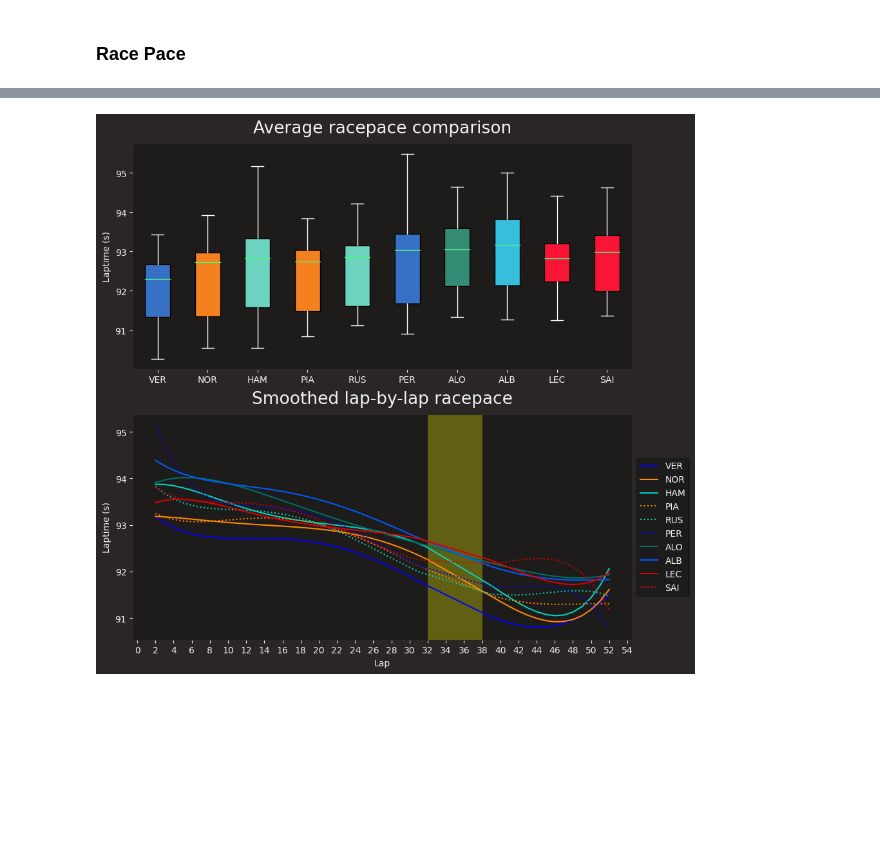
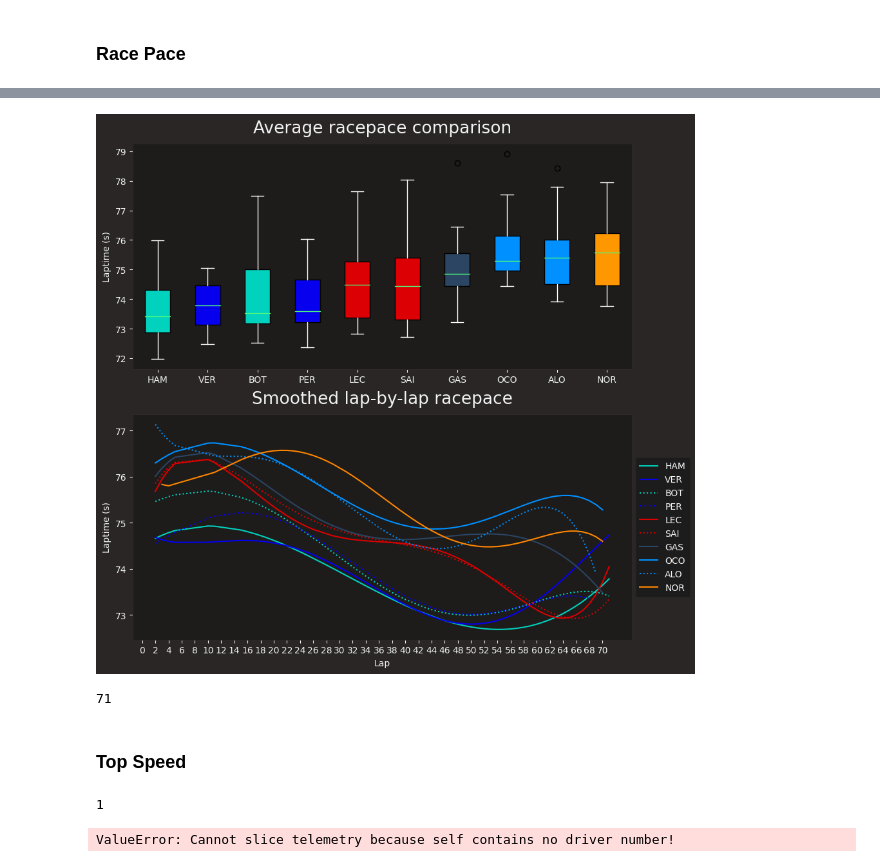
Before and after one commit to RACIM01/F1_Data_Analysing_RCM, a Jupyter notebook: Race.ipynb, the cells around one changed output, grey strips where cells are left out. Drawn from its saved outputs; the diff is of its cells as text; code cells hidden in the pictures; blank space fills up the shorter version.

```diff
--- a/Race.ipynb
+++ b/Race.ipynb
@@ -65,3 +49,6 @@ all_laps['DeltaTime'] = 0
 # %%
 # laps['LapTimeMinute'] = pd.to_timedelta(laps['LapTime'])
 # laps['LapTimeMinute'] = laps['LapTimeMinute'].apply(lambda x: f"{x.seconds//60:02d}:{x.seconds%60:02d}.{x.microseconds//1000:03d}")
+# %%
+winner = session.results.loc[session.results["Position"]==1,"DriverNumber"].values[0]
+winner
@@ -68,7 +57,7 @@ all_laps['DeltaTime'] = 0
 # %%
 delta_time = all_laps[["DriverNumber","Driver","LapNumber","LapStartTime","LapStartTimeS","DeltaTime"]]
 for i in drivers:
-    a = delta_time.loc[delta_time["DriverNumber"] == i,["LapStartTimeS"]].reset_index() - delta_time.loc[delta_time["DriverNumber"] == '1',["LapStartTimeS"]].reset_index()
+    a = delta_time.loc[delta_time["DriverNumber"] == i,["LapStartTimeS"]].reset_index() - delta_time.loc[delta_time["DriverNumber"] == winner,["LapStartTimeS"]].reset_index()
     length = len(delta_time.loc[delta_time["DriverNumber"] == i, "DeltaTime"])
     delta_time.loc[delta_time["DriverNumber"] == i, "DeltaTime"] = a.loc[:, "LapStartTimeS"].values[:length]
 # %% [markdown]
@@ -372,33 +396,72 @@ for driver in drivers_to_visualize:
     y_poly = np.poly1d(poly)(driver_laps['LapNumber'])
 
     # Make sure that two teammates don't get the same line style
     linestyle = '-' if team not in visualized_teams else ':'
 
     # Plot the data
     ax[1].plot(x, y_poly, label=driver, color=fastf1.plotting.team_color(team), linestyle=linestyle)
 
     # Include scatterplot (individual laptimes)
     # y = driver_laps['LapTimeSeconds']
     # scatter_marker = 'o' if team not in visualized_teams else '^'
     # ax[1].scatter(x, y, label=driver, color=ff1.plotting.team_color(team), marker=scatter_marker)
 
     # Append labels
     ax[1].set(ylabel = 'Laptime (s)')
     ax[1].set(xlabel = 'Lap')
 
     # Set title
     ax[1].set_title('Smoothed lap-by-lap racepace')
 
     # ax[1].set_xtrick(range(0,55),2)
 
     # Generate legend
     ax[1].legend(loc='center left', bbox_to_anchor=(1, 0.5))
 
     # Add the team to the visualized teams variable so that the next time the linestyle will be different
     visualized_teams.append(team)
 
-    plt.xticks(range(0, 55, 2))
-plt.axvspan(32, 38, facecolor='yellow', alpha=0.3)
+    plt.xticks(range(0,session.laps["LapNumber"].max(), 2))
+# plt.axvspan(32, 38, facecolor='yellow', alpha=0.3)
 plt.savefig('Graphes/Race/racepace_comparison.png', dpi=300)
 # %% [output]
-[figure, old version]
+[figure, new version]
+# %%
+session.laps["LapNumber"].max()
+# %% [output]
+71
+# %% [markdown]
+### Top Speed
+# %%
+from statistics import mean
+driver_list = []
+DriverAB_list = []
+top_speed_list = []
+color_list = []
+df_top_speed = pd.DataFrame()
+for i in drivers:
+    if laps.pick_driver(i).empty:
+        print("The DataFrame is empty")
+    else:
+        Avg_Top_Speed = []
+        for j in range(1,laps["LapNumber"].max()):
+            print(j)
+            max_speed = laps.loc[laps["LapNumber"]== j].pick_driver(i).get_car_data()
+            Avg_Top_Speed.append(max_speed.loc[max_speed['Speed'].idxmax(),"Speed"])
+        Top_Speed = mean(Avg_Top_Speed)
+        print(Top_Speed)
+        Driver = session.get_driver(i)[["DriverNumber"]].values[0]
+        DriverAB = session.get_driver(i)[["Abbreviation"]].values[0]
+        TeamColor = fastf1.plotting.team_color(session.get_driver(i)["TeamName"])
+        driver_list.append(Driver)
+        DriverAB_list.append(DriverAB)
+        top_speed_list.append(Top_Speed)
+        color_list.append(TeamColor)
+df_top_speed["DriverNumber"] = driver_list
+df_top_speed["Driver"] = DriverAB_list
+df_top_speed["TopSpeed"] = top_speed_list
+df_top_speed["Color"] = color_list
+df_top_speed = df_top_speed.sort_values(by='TopSpeed', ascending=False)
+# %% [output]
+1
+ValueError: Cannot slice telemetry because self contains no driver number!
```
Also changed, not shown: parts of 20 cells of this notebook, 6 other files.
